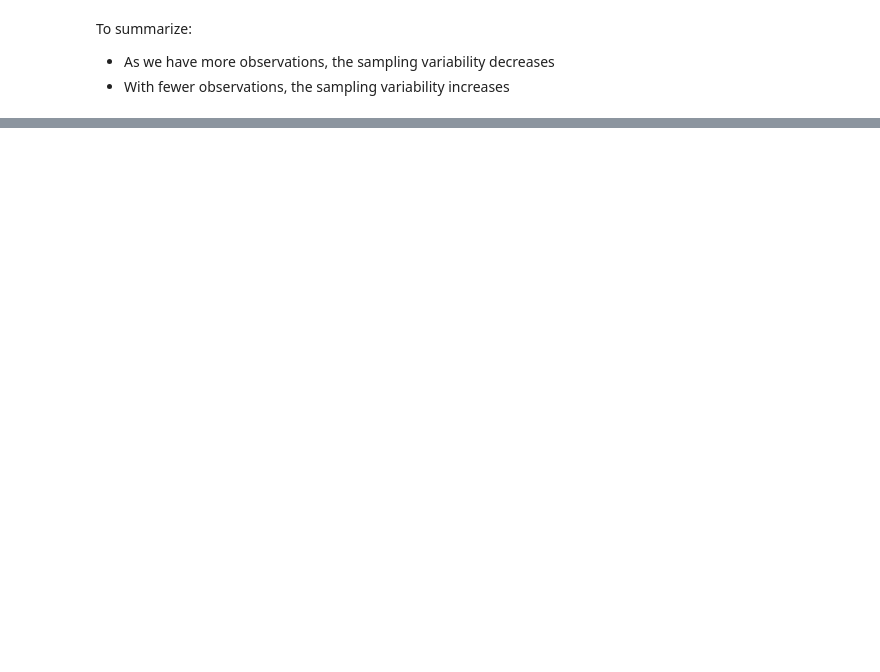
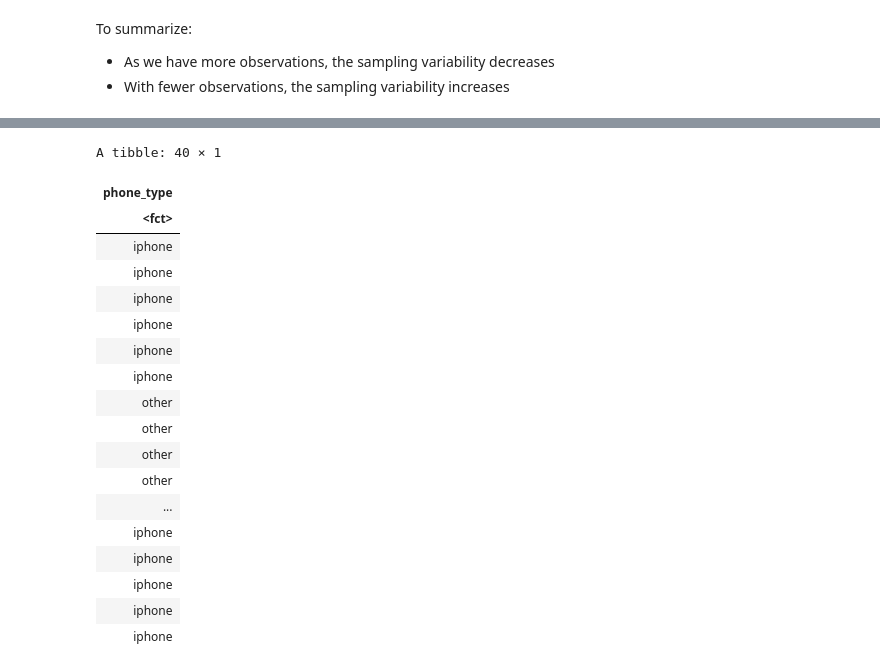
Before and after one commit to katieburak/girls-in-DS, a Jupyter notebook: docs/_sources/notes/day2.ipynb, the cells around one changed output, grey strips where cells are left out. Drawn from its saved outputs; the diff is of its cells as text; code cells hidden in the pictures; blank space fills up the shorter version.

```diff
--- a/docs/_sources/notes/day2.ipynb
+++ b/docs/_sources/notes/day2.ipynb
@@ -531,0 +539,22 @@ To summarize:
+# %%
+student_sample
+# %% [output]
+A tibble: 40 × 1
+| phone_type |
+| <fct> |
+| iphone |
+| iphone |
+| iphone |
+| iphone |
+| iphone |
+| iphone |
+| other |
+| other |
+| other |
+| other |
+| ... |
+| iphone |
+| iphone |
+| iphone |
+| iphone |
+| iphone |
```
Also changed, not shown: parts of 19 cells of this notebook, 25 other files.
